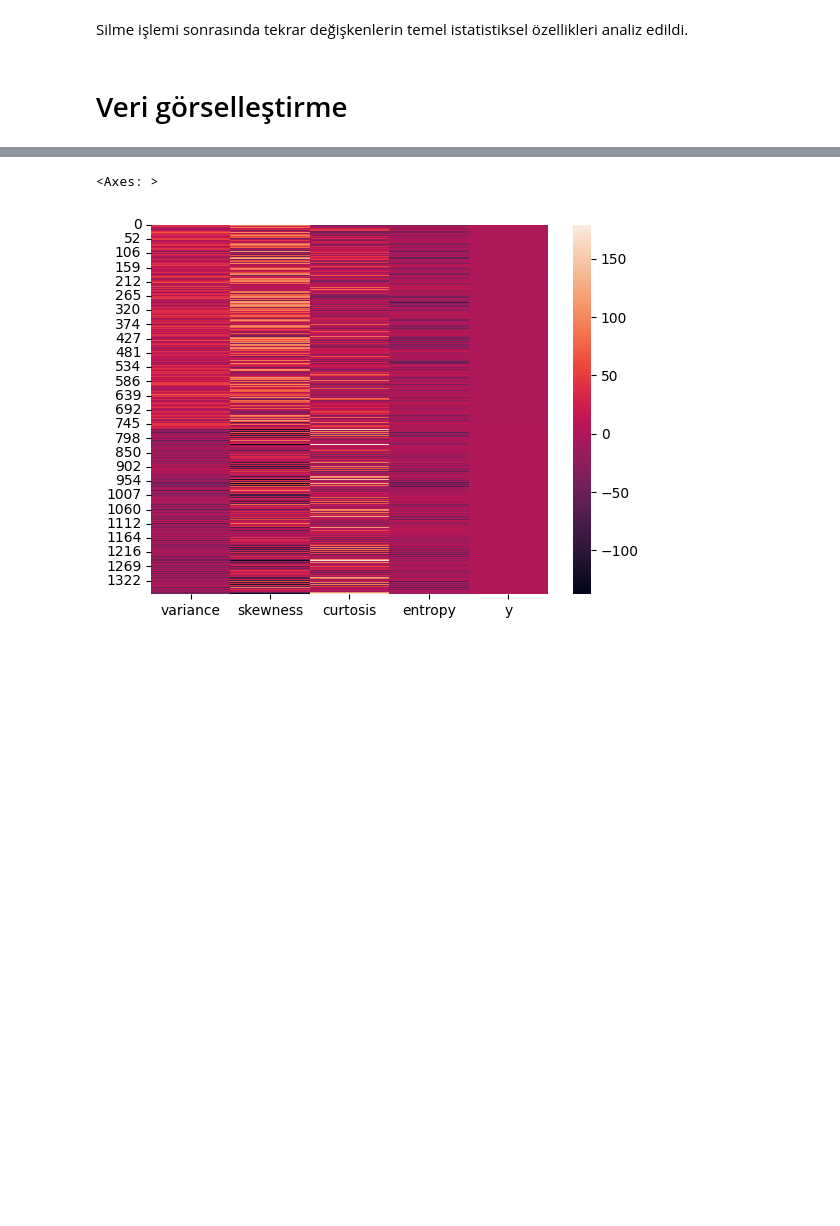
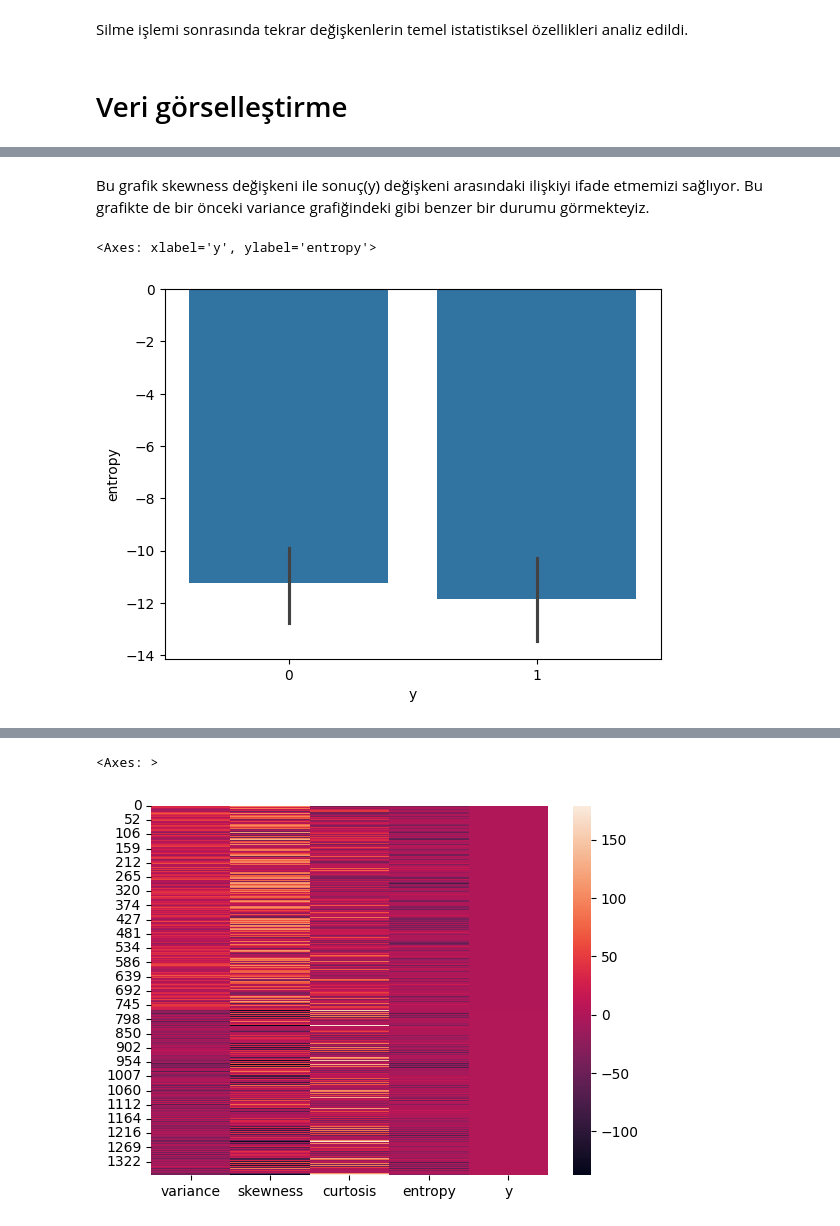
Before and after one commit to mfasahin/banknot_authentication, a Jupyter notebook: data_banknote.ipynb, the cells around one changed output, grey strips where cells are left out. Drawn from its saved outputs; the diff is of its cells as text; code cells hidden in the pictures; blank space fills up the shorter version.

```diff
--- a/data_banknote.ipynb
+++ b/data_banknote.ipynb
@@ -227,0 +163,7 @@ not: bu şekilde ayrık kümelenmelerin sebeplerini de görmüş oluruz
+# %% [markdown]
+Bu grafik skewness değişkeni ile sonuç(y) değişkeni arasındaki ilişkiyi ifade etmemizi sağlıyor. Bu grafikte de bir önceki variance grafiğindeki gibi benzer bir durumu görmekteyiz.
+# %%
+sns.barplot(x='y', y='entropy', data=df)
+# %% [output]
+<Axes: xlabel='y', ylabel='entropy'>
+[figure, added]
```
Also changed, not shown: parts of 39 cells of this notebook.
